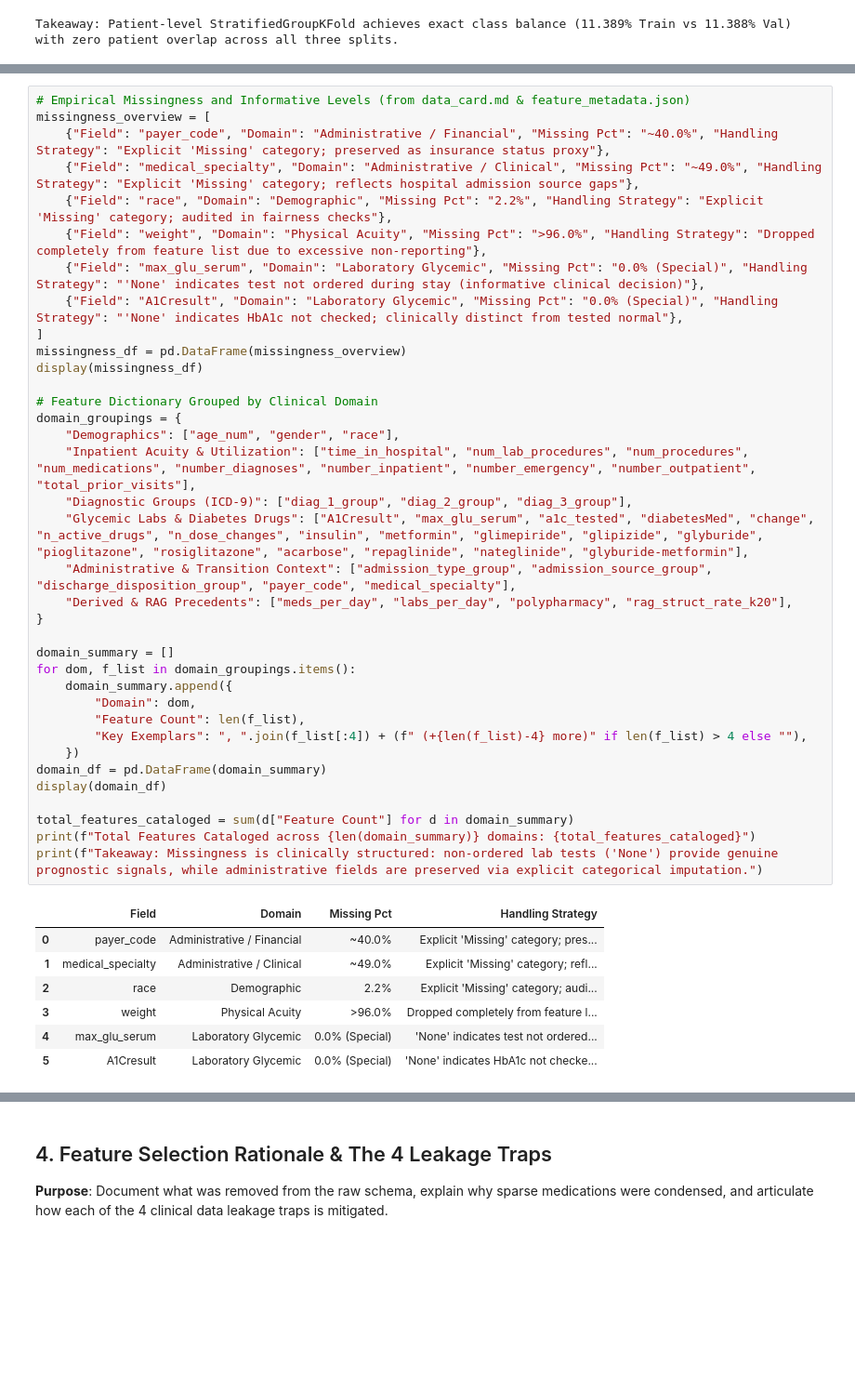
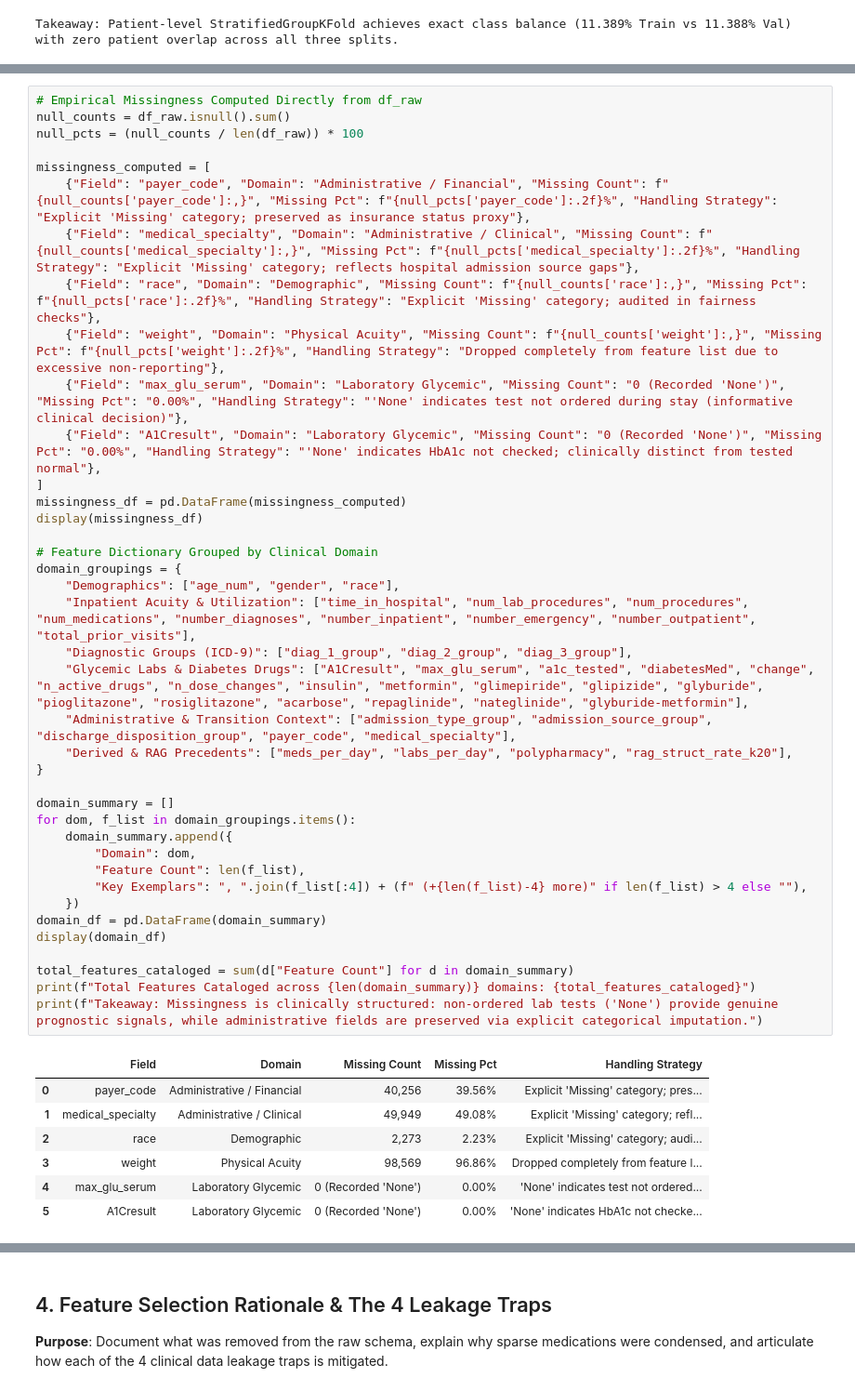
Before and after one commit to Tribhuwansingh2023/ReadmitIQ, a Jupyter notebook: notebooks/stages/stage1.ipynb, the cells around one changed output, grey strips where cells are left out. Shown at 93% size. Saved outputs shown, nothing was run; the diff lists cells and outputs as text; blank space fills up the shorter version.

Commit message:
feat(stage1): execute Stage 1 using real raw diabetic_data.csv

```diff
--- a/notebooks/stages/stage1.ipynb
+++ b/notebooks/stages/stage1.ipynb
@@ -252,47 +266,50 @@ Takeaway: Patient-level StratifiedGroupKFold achieves exact class balance (11.38
 # %%
-# Empirical Missingness and Informative Levels (from data_card.md & feature_metadata.json)
-missingness_overview = [
-    {"Field": "payer_code", "Domain": "Administrative / Financial", "Missing Pct": "~40.0%", "Handling Strategy": "Explicit 'Missing' category; preserved as insurance status proxy"},
-    {"Field": "medical_specialty", "Domain": "Administrative / Clinical", "Missing Pct": "~49.0%", "Handling Strategy": "Explicit 'Missing' category; reflects hospital admission source gaps"},
-    {"Field": "race", "Domain": "Demographic", "Missing Pct": "2.2%", "Handling Strategy": "Explicit 'Missing' category; audited in fairness checks"},
-    {"Field": "weight", "Domain": "Physical Acuity", "Missing Pct": ">96.0%", "Handling Strategy": "Dropped completely from feature list due to excessive non-reporting"},
-    {"Field": "max_glu_serum", "Domain": "Laboratory Glycemic", "Missing Pct": "0.0% (Special)", "Handling Strategy": "'None' indicates test not ordered during stay (informative clinical decision)"},
-    {"Field": "A1Cresult", "Domain": "Laboratory Glycemic", "Missing Pct": "0.0% (Special)", "Handling Strategy": "'None' indicates HbA1c not checked; clinically distinct from tested normal"},
+# Empirical Missingness Computed Directly from df_raw
+null_counts = df_raw.isnull().sum()
+null_pcts = (null_counts / len(df_raw)) * 100
+
+missingness_computed = [
+    {"Field": "payer_code", "Domain": "Administrative / Financial", "Missing Count": f"{null_counts['payer_code']:,}", "Missing Pct": f"{null_pcts['payer_code']:.2f}%", "Handling Strategy": "Explicit 'Missing' category; preserved as insurance status proxy"},
+    {"Field": "medical_specialty", "Domain": "Administrative / Clinical", "Missing Count": f"{null_counts['medical_specialty']:,}", "Missing Pct": f"{null_pcts['medical_specialty']:.2f}%", "Handling Strategy": "Explicit 'Missing' category; reflects hospital admission source gaps"},
+    {"Field": "race", "Domain": "Demographic", "Missing Count": f"{null_counts['race']:,}", "Missing Pct": f"{null_pcts['race']:.2f}%", "Handling Strategy": "Explicit 'Missing' category; audited in fairness checks"},
+    {"Field": "weight", "Domain": "Physical Acuity", "Missing Count": f"{null_counts['weight']:,}", "Missing Pct": f"{null_pcts['weight']:.2f}%", "Handling Strategy": "Dropped completely from feature list due to excessive non-reporting"},
+    {"Field": "max_glu_serum", "Domain": "Laboratory Glycemic", "Missing Count": "0 (Recorded 'None')", "Missing Pct": "0.00%", "Handling Strategy": "'None' indicates test not ordered during stay (informative clinical decision)"},
+    {"Field": "A1Cresult", "Domain": "Laboratory Glycemic", "Missing Count": "0 (Recorded 'None')", "Missing Pct": "0.00%", "Handling Strategy": "'None' indicates HbA1c not checked; clinically distinct from tested normal"},
 ]
-missingness_df = pd.DataFrame(missingness_overview)
+missingness_df = pd.DataFrame(missingness_computed)
 display(missingness_df)
 
 # Feature Dictionary Grouped by Clinical Domain
 domain_groupings = {
     "Demographics": ["age_num", "gender", "race"],
     "Inpatient Acuity & Utilization": ["time_in_hospital", "num_lab_procedures", "num_procedures", "num_medications", "number_diagnoses", "number_inpatient", "number_emergency", "number_outpatient", "total_prior_visits"],
     "Diagnostic Groups (ICD-9)": ["diag_1_group", "diag_2_group", "diag_3_group"],
     "Glycemic Labs & Diabetes Drugs": ["A1Cresult", "max_glu_serum", "a1c_tested", "diabetesMed", "change", "n_active_drugs", "n_dose_changes", "insulin", "metformin", "glimepiride", "glipizide", "glyburide", "pioglitazone", "rosiglitazone", "acarbose", "repaglinide", "nateglinide", "glyburide-metformin"],
     "Administrative & Transition Context": ["admission_type_group", "admission_source_group", "discharge_disposition_group", "payer_code", "medical_specialty"],
     "Derived & RAG Precedents": ["meds_per_day", "labs_per_day", "polypharmacy", "rag_struct_rate_k20"],
 }
 
 domain_summary = []
 for dom, f_list in domain_groupings.items():
     domain_summary.append({
         "Domain": dom,
         "Feature Count": len(f_list),
         "Key Exemplars": ", ".join(f_list[:4]) + (f" (+{len(f_list)-4} more)" if len(f_list) > 4 else ""),
     })
 domain_df = pd.DataFrame(domain_summary)
 display(domain_df)
 
 total_features_cataloged = sum(d["Feature Count"] for d in domain_summary)
 print(f"Total Features Cataloged across {len(domain_summary)} domains: {total_features_cataloged}")
 print(f"Takeaway: Missingness is clinically structured: non-ordered lab tests ('None') provide genuine prognostic signals, while administrative fields are preserved via explicit categorical imputation.")
 # %% [output]
-|  | Field | Domain | Missing Pct | Handling Strategy |
-| 0 | payer_code | Administrative / Financial | ~40.0% | Explicit 'Missing' category; pres... |
-| 1 | medical_specialty | Administrative / Clinical | ~49.0% | Explicit 'Missing' category; refl... |
-| 2 | race | Demographic | 2.2% | Explicit 'Missing' category; audi... |
-| 3 | weight | Physical Acuity | >96.0% | Dropped completely from feature l... |
-| 4 | max_glu_serum | Laboratory Glycemic | 0.0% (Special) | 'None' indicates test not ordered... |
-| 5 | A1Cresult | Laboratory Glycemic | 0.0% (Special) | 'None' indicates HbA1c not checke... |
+|  | Field | Domain | Missing Count | Missing Pct | Handling Strategy |
+| 0 | payer_code | Administrative / Financial | 40,256 | 39.56% | Explicit 'Missing' category; pres... |
+| 1 | medical_specialty | Administrative / Clinical | 49,949 | 49.08% | Explicit 'Missing' category; refl... |
+| 2 | race | Demographic | 2,273 | 2.23% | Explicit 'Missing' category; audi... |
+| 3 | weight | Physical Acuity | 98,569 | 96.86% | Dropped completely from feature l... |
+| 4 | max_glu_serum | Laboratory Glycemic | 0 (Recorded 'None') | 0.00% | 'None' indicates test not ordered... |
+| 5 | A1Cresult | Laboratory Glycemic | 0 (Recorded 'None') | 0.00% | 'None' indicates HbA1c not checke... |
 |  | Domain | Feature Count | Key Exemplars |
 | 0 | Demographics | 3 | age_num, gender, race |
 | 1 | Inpatient Acuity & Utilization | 9 | time_in_hospital, num_lab_procedu... |
```
Also changed, not shown: parts of 8 cells of this notebook, 1 other file.
